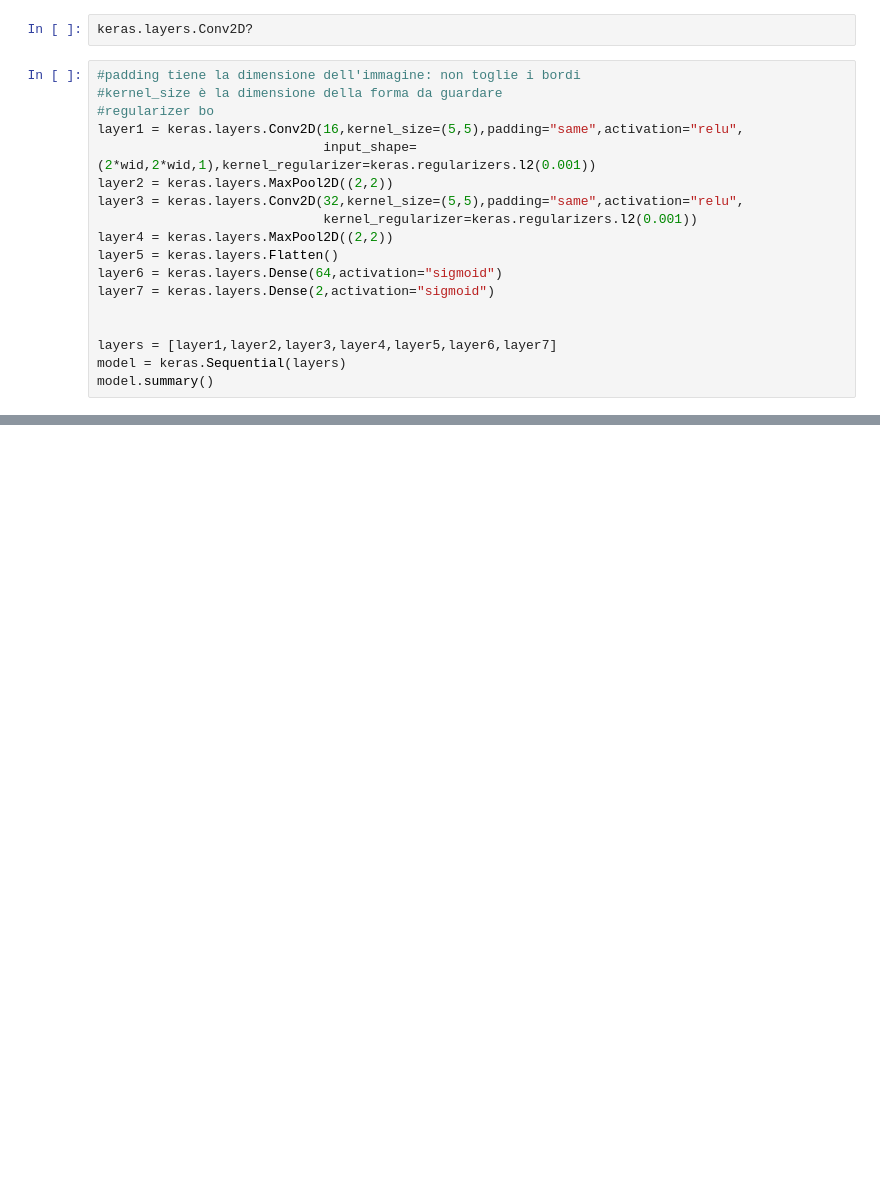
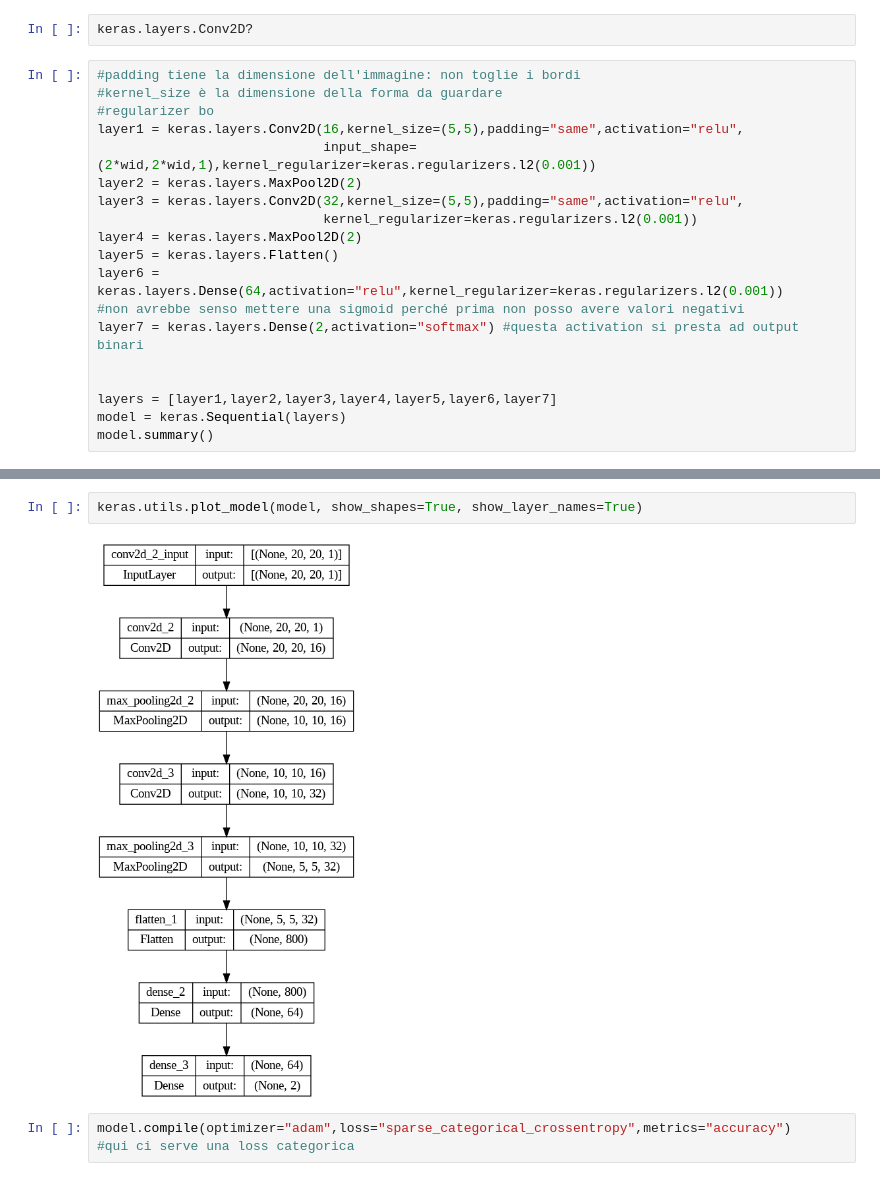
Before and after one commit to massimocipressi/MLPNS_MCipressi, a Jupyter notebook: MPLNS_27_4.ipynb, the cells around one changed output, grey strips where cells are left out. Cells and saved outputs as stored; diff of their text form; blank space fills up the shorter version.

```diff
--- a/MPLNS_27_4.ipynb
+++ b/MPLNS_27_4.ipynb
@@ -171,13 +171,14 @@ keras.layers.Conv2D?
 #regularizer bo
 layer1 = keras.layers.Conv2D(16,kernel_size=(5,5),padding="same",activation="relu",
                              input_shape=(2*wid,2*wid,1),kernel_regularizer=keras.regularizers.l2(0.001))
-layer2 = keras.layers.MaxPool2D((2,2))
+layer2 = keras.layers.MaxPool2D(2)
 layer3 = keras.layers.Conv2D(32,kernel_size=(5,5),padding="same",activation="relu",
                              kernel_regularizer=keras.regularizers.l2(0.001))
-layer4 = keras.layers.MaxPool2D((2,2))
+layer4 = keras.layers.MaxPool2D(2)
 layer5 = keras.layers.Flatten()
-layer6 = keras.layers.Dense(64,activation="sigmoid")
-layer7 = keras.layers.Dense(2,activation="sigmoid")
+layer6 = keras.layers.Dense(64,activation="relu",kernel_regularizer=keras.regularizers.l2(0.001))
+#non avrebbe senso mettere una sigmoid perché prima non posso avere valori negativi
+layer7 = keras.layers.Dense(2,activation="softmax") #questa activation si presta ad output binari
 
 
 layers = [layer1,layer2,layer3,layer4,layer5,layer6,layer7]
@@ -201,3 +202,10 @@ Total params: 64,642
 Trainable params: 64,642
 Non-trainable params: 0
 _________________________________________________________________
+# %%
+keras.utils.plot_model(model, show_shapes=True, show_layer_names=True)
+# %% [output]
+[figure, added]
+# %%
+model.compile(optimizer="adam",loss="sparse_categorical_crossentropy",metrics="accuracy")
+#qui ci serve una loss categorica
```
Also changed, not shown: parts of 6 cells of this notebook.
